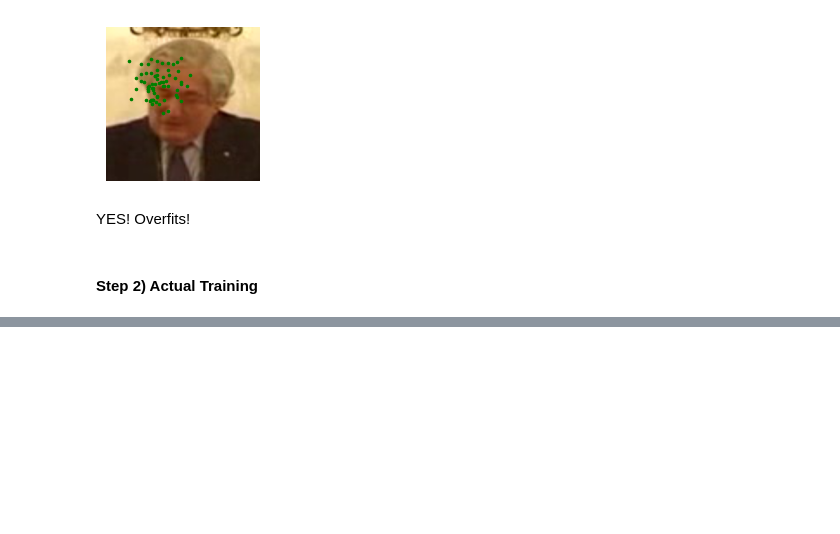
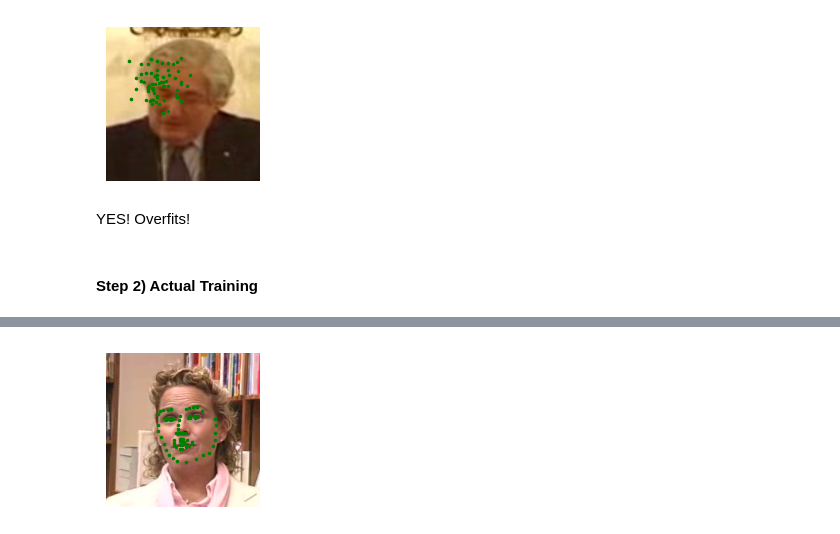
Before and after one commit to Gholamrezadar/facial_keypoints_detection, a Jupyter notebook: Facial_Keypoints_Detection.ipynb, the cells around one changed output, grey strips where cells are left out. Saved outputs shown, nothing was run; the diff lists cells and outputs as text; code cells hidden in the pictures; blank space fills up the shorter version.

```diff
--- a/Facial_Keypoints_Detection.ipynb
+++ b/Facial_Keypoints_Detection.ipynb
@@ -234,8 +240,8 @@ def train(model, train_loader, optimizer, criterion, running_loss, epoch):
         pbar.set_description(f"Batch {i}/{len(train_loader)} Loss: {running_loss/(((epoch)*len(train_loader)+(i+1))*BATCH_SIZE)}")
 
         # if i%5 == 0:
-            # visualize_prediction(model, test_dataset[0])
-            # plt.show()
+        #     visualize_prediction(model, test_dataset[0], save=True, name=f"animation/face_animation_{epoch}_{i//5:0>3}.png")
+        #     plt.show()
 
         i += 1
 
@@ -258,8 +264,8 @@ def train_1_batch(model, train_loader, optimizer, criterion, running_loss, epoch
     # loss_history.append(running_loss/(((epoch)*len(train_loader)+(i+1))*BATCH_SIZE))
 
     # if i%5 == 0:
-        # visualize_prediction(model, test_dataset[0])
-        # plt.show()
+    #     visualize_prediction(model, test_dataset[0])
+    #     plt.show()
 
 
     return running_loss,  loss_history
@@ -267,25 +273,26 @@ def train_1_batch(model, train_loader, optimizer, criterion, running_loss, epoch
 def evaluate(model, valid_loader, criterion):
     model.eval()
     running_loss = 0.0
-    for i, (X, y) in enumerate(valid_loader):
-        X, y = X.to(device), y.to(device)
-        y_pred = model(X)
-        loss = criterion(y_pred, y.view(-1, 136))
-        running_loss += loss.item()
+    with torch.inference_mode():
+      for i, (X, y) in enumerate(valid_loader):
+          X, y = X.to(device), y.to(device)
+          y_pred = model(X)
+          loss = criterion(y_pred, y.view(-1, 136))
+          running_loss += loss.item()
     return running_loss / len(valid_loader)
 
 
 def predict(model, sample):
     X, y = sample
     model.eval()
-    with torch.no_grad():
+    with torch.inference_mode():
         y_pred = model(X.unsqueeze(0).to(device))
     return y_pred.cpu()
 
-def visualize_prediction(model, sample):
+def visualize_prediction(model, sample, save=False, name="a.png"):
     X, y = sample
     y_pred = predict(model, sample)
-    show_keypoints(X, y_pred[0])
+    show_keypoints(X, y_pred[0], save=save, name=name)
 # %% [markdown]
 ### Start Training
 # %% [markdown]
@@ -362,0 +435,6 @@ plt.show()
+# %%
+idx = 2
+X, y = (sample[0][idx], sample[1][idx])
+visualize_prediction(model, sample=(X, y))
+# %% [output]
+[figure, added]
```
Also changed, not shown: parts of 14 cells of this notebook.
